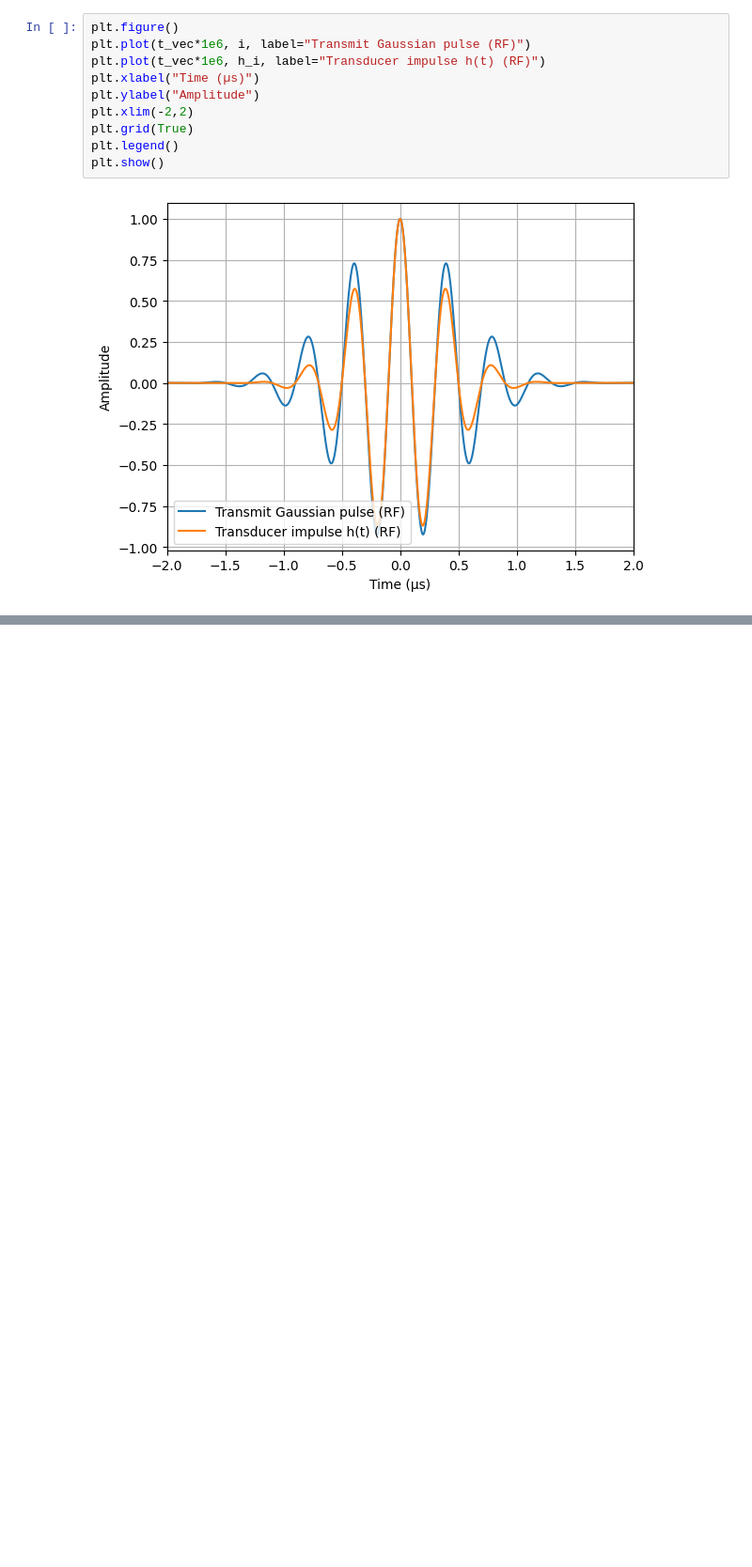
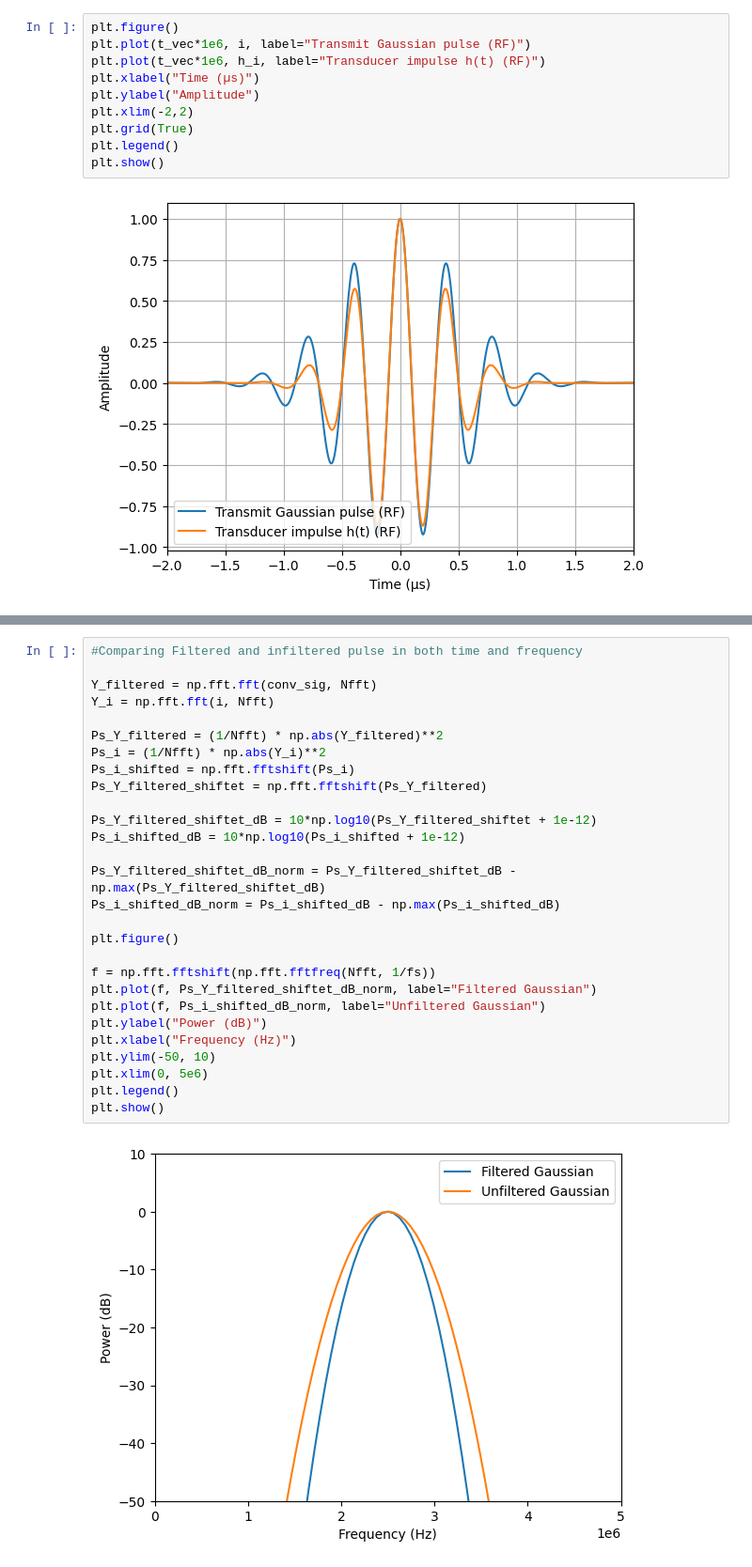
Before and after one commit to Sandermi99/MEDT4165, a Jupyter notebook: Exercise2.ipynb, the cells around one changed output, grey strips where cells are left out. Shown at 94% size. Cells and saved outputs as stored; diff of their text form; blank space fills up the shorter version.

```diff
--- a/Exercise2.ipynb
+++ b/Exercise2.ipynb
@@ -210,0 +214,30 @@ plt.show()
+# %%
+#Comparing Filtered and infiltered pulse in both time and frequency
+
+Y_filtered = np.fft.fft(conv_sig, Nfft)
+Y_i = np.fft.fft(i, Nfft)
+
+Ps_Y_filtered = (1/Nfft) * np.abs(Y_filtered)**2
+Ps_i = (1/Nfft) * np.abs(Y_i)**2
+Ps_i_shifted = np.fft.fftshift(Ps_i)
+Ps_Y_filtered_shiftet = np.fft.fftshift(Ps_Y_filtered)
+
+Ps_Y_filtered_shiftet_dB = 10*np.log10(Ps_Y_filtered_shiftet + 1e-12)
+Ps_i_shifted_dB = 10*np.log10(Ps_i_shifted + 1e-12)
+
+Ps_Y_filtered_shiftet_dB_norm = Ps_Y_filtered_shiftet_dB - np.max(Ps_Y_filtered_shiftet_dB)
+Ps_i_shifted_dB_norm = Ps_i_shifted_dB - np.max(Ps_i_shifted_dB)
+
+plt.figure()
+
+f = np.fft.fftshift(np.fft.fftfreq(Nfft, 1/fs))
+plt.plot(f, Ps_Y_filtered_shiftet_dB_norm, label="Filtered Gaussian")
+plt.plot(f, Ps_i_shifted_dB_norm, label="Unfiltered Gaussian")
+plt.ylabel("Power (dB)")
+plt.xlabel("Frequency (Hz)")
+plt.ylim(-50, 10)
+plt.xlim(0, 5e6)
+plt.legend()
+plt.show()
+# %% [output]
+[figure, added]
```
Also changed, not shown: parts of 3 cells of this notebook.
